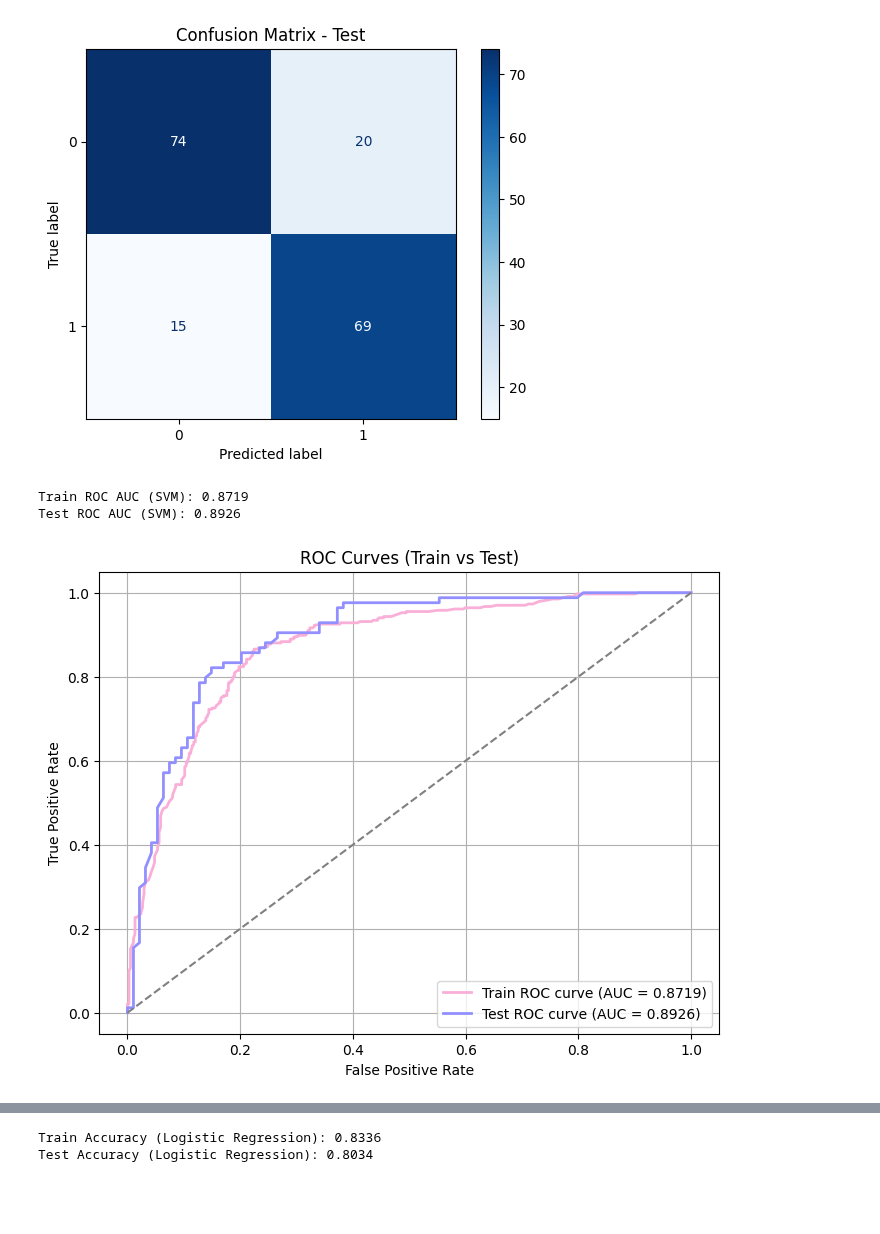
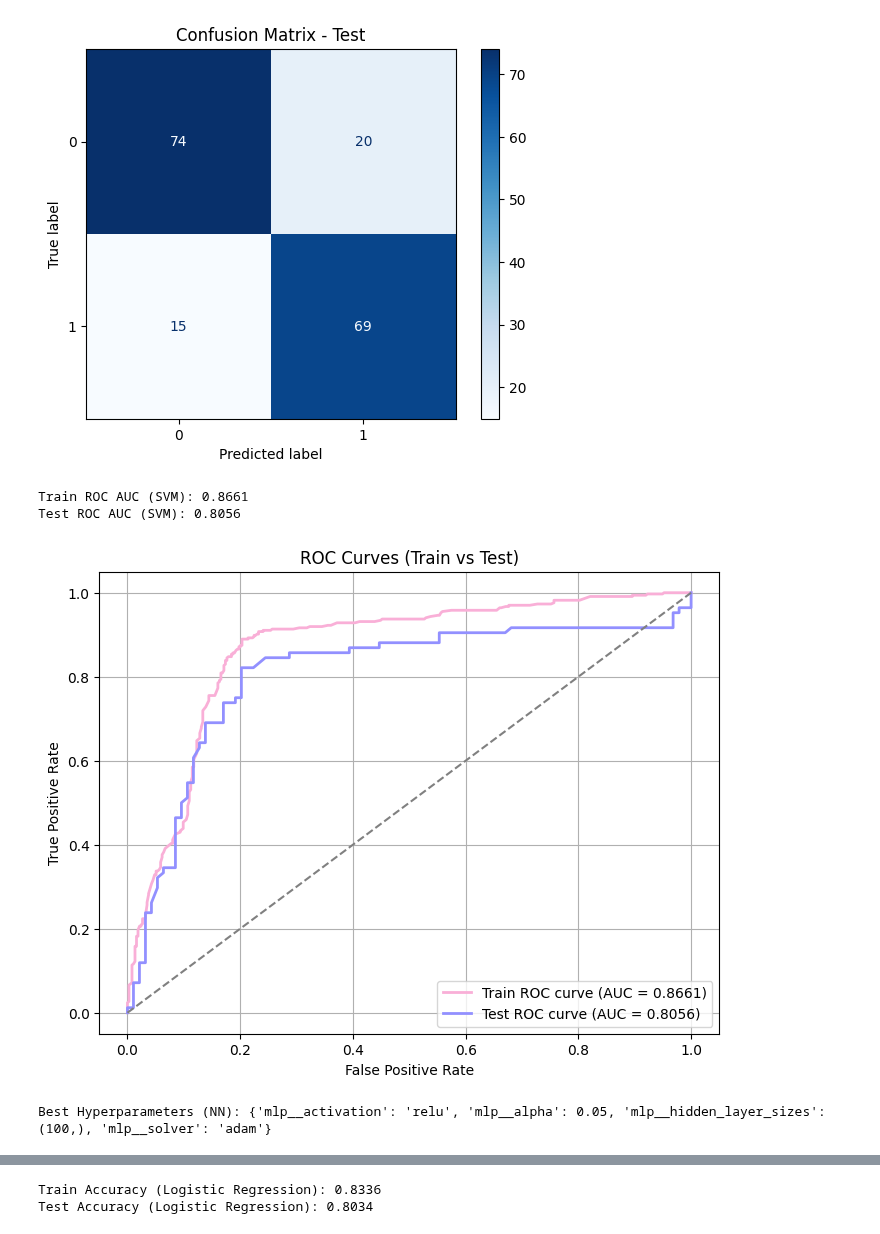
Before and after one commit to ceciliasant/AAproj1, a Jupyter notebook: proj1.ipynb, the cells around one changed output, grey strips where cells are left out. Drawn from its saved outputs; the diff is of its cells as text; code cells hidden in the pictures; blank space fills up the shorter version.

Commit message:
Fixed some errors on no density

```diff
--- a/proj1.ipynb
+++ b/proj1.ipynb
@@ -989,35 +989,35 @@ Test Accuracy (Logistic Regression): 0.8034
 # %%
 ## ROC curves
 # predicted probabilities for the positive class (Malignant = 1)
-y_train_prob_svm = best_logreg_no_density.predict_proba(X_train_no_density)[:, 1]
-y_test_prob_svm = best_logreg_no_density.predict_proba(X_test_no_density)[:, 1]
+y_train_prob_svm = best_svm_no_density.predict_proba(X_train_no_density)[:, 1]
+y_test_prob_svm = best_svm_no_density.predict_proba(X_test_no_density)[:, 1]
 
 # train set
 fpr_train, tpr_train, _ = roc_curve(y_train_no_density, y_train_prob_svm)
 roc_auc_train = auc(fpr_train, tpr_train)
 
 # test set
 fpr_test, tpr_test, _ = roc_curve(y_test_no_density, y_test_prob_svm)
 roc_auc_test_svm_no_density = auc(fpr_test, tpr_test)
 
 print(f"Train ROC AUC (SVM): {roc_auc_train:.4f}")
 print(f"Test ROC AUC (SVM): {roc_auc_test_svm_no_density:.4f}")
 
 plt.figure(figsize=(8, 6))
 plt.plot(fpr_train, tpr_train, color= '#f9afd7ff', lw=2, label=f'Train ROC curve (AUC = {roc_auc_train:.4f})')
 plt.plot(fpr_test, tpr_test, color='#9290ffff', lw=2, label=f'Test ROC curve (AUC = {roc_auc_test_svm_no_density:.4f})')
 plt.plot([0, 1], [0, 1], color='gray', linestyle='--')
 
 plt.xlabel('False Positive Rate')
 plt.ylabel('True Positive Rate')
 plt.title('ROC Curves (Train vs Test)')
 plt.legend(loc='lower right')
 plt.grid(True)
 plt.show()
 # %% [output]
-Train ROC AUC (SVM): 0.8719
-Test ROC AUC (SVM): 0.8926
+Train ROC AUC (SVM): 0.8661
+Test ROC AUC (SVM): 0.8056
-[figure, old version]
+[figure, new version]
 # %%
 ## NN
 
@@ -1033,11 +1033,13 @@ param_grid = {
     'mlp__alpha': [0.01,0.1,0.5,0.05,0.6],
 }
 
-grid_search_nn = GridSearchCV(pipeline_mlp_no_density, param_grid, cv=cv, scoring='accuracy', n_jobs=-1)
-grid_search_nn.fit(X_train_no_density, y_train_no_density)
+grid_search_nn_no_density = GridSearchCV(pipeline_mlp_no_density, param_grid, cv=cv, scoring='accuracy', n_jobs=-1)
+grid_search_nn_no_density.fit(X_train_no_density, y_train_no_density)
 
-best_params = grid_search_nn.best_params_
+best_params = grid_search_nn_no_density.best_params_
 print(f"Best Hyperparameters (NN): {best_params}")
+# %% [output]
+Best Hyperparameters (NN): {'mlp__activation': 'relu', 'mlp__alpha': 0.05, 'mlp__hidden_layer_sizes': (100,), 'mlp__solver': 'adam'}
 # %%
 
 
```
Also changed, not shown: parts of 10 cells of this notebook.
